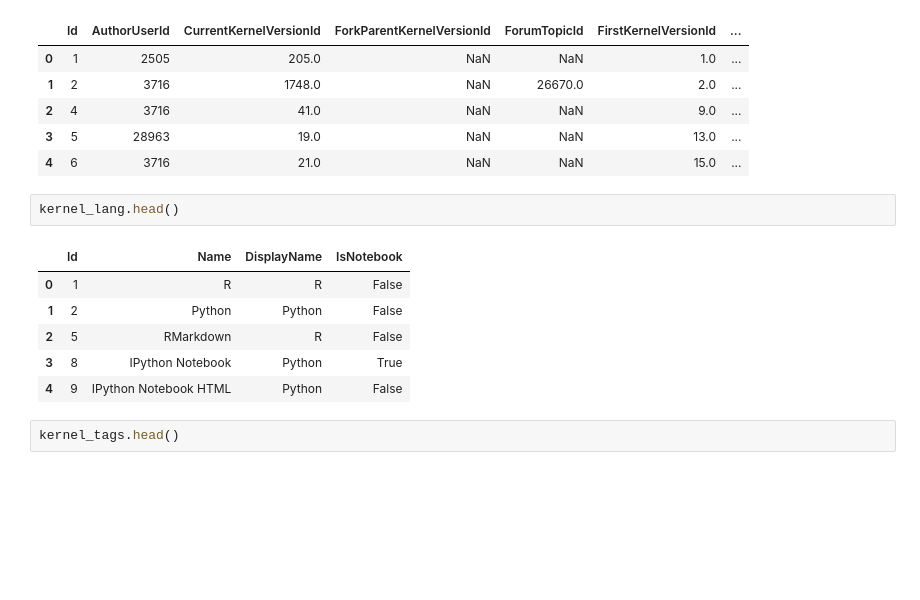
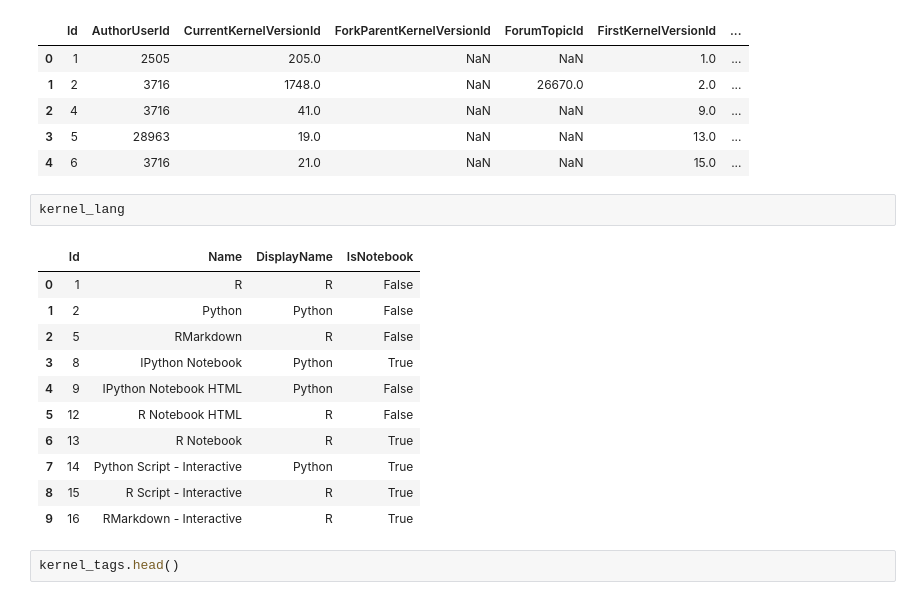
Before and after one commit to Lexie88rus/kaggle_kernel_votes_analysis, a Jupyter notebook: How to get upvotes for a kernel on Kaggle.ipynb, the cells around one changed output. Cells and saved outputs as stored; diff of their text form; blank space fills up the shorter version.

Commit message:
updated analysis of number of kernel votes depending on other factors

```diff
--- a/How to get upvotes for a kernel on Kaggle.ipynb
+++ b/How to get upvotes for a kernel on Kaggle.ipynb
@@ -58,14 +58,19 @@ kernels.head()
 | 3 | 5 | 28963 | 19.0 | NaN | NaN | 13.0 | ... |
 | 4 | 6 | 3716 | 21.0 | NaN | NaN | 15.0 | ... |
 # %%
-kernel_lang.head()
+kernel_lang
 # %% [output]
 |  | Id | Name | DisplayName | IsNotebook |
 | 0 | 1 | R | R | False |
 | 1 | 2 | Python | Python | False |
 | 2 | 5 | RMarkdown | R | False |
 | 3 | 8 | IPython Notebook | Python | True |
 | 4 | 9 | IPython Notebook HTML | Python | False |
+| 5 | 12 | R Notebook HTML | R | False |
+| 6 | 13 | R Notebook | R | True |
+| 7 | 14 | Python Script - Interactive | Python | True |
+| 8 | 15 | R Script - Interactive | R | True |
+| 9 | 16 | RMarkdown - Interactive | R | True |
 # %%
 kernel_tags.head()
 # %% [output]
```
Also changed, not shown: parts of 33 cells of this notebook.
